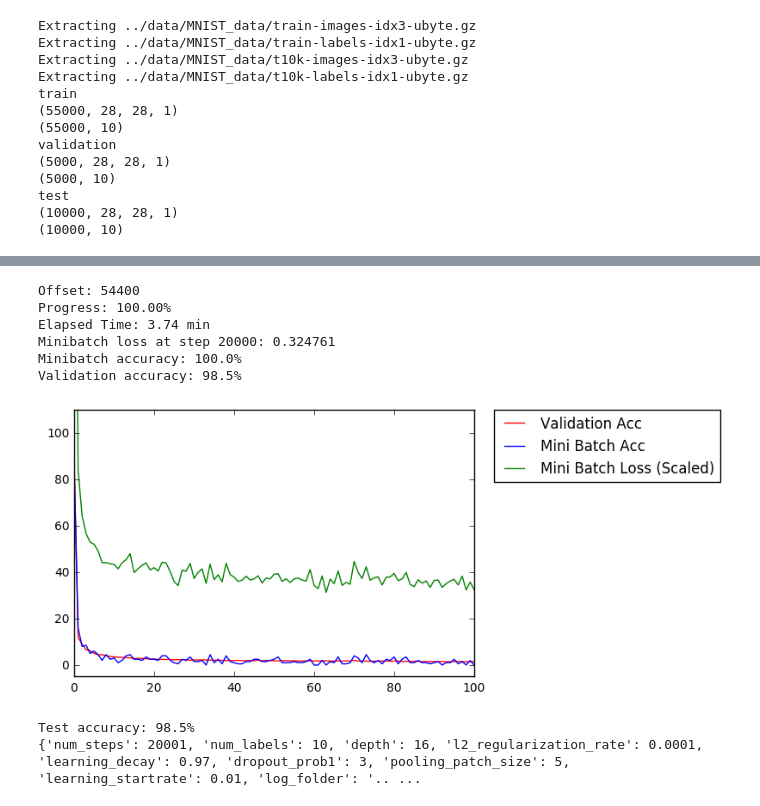
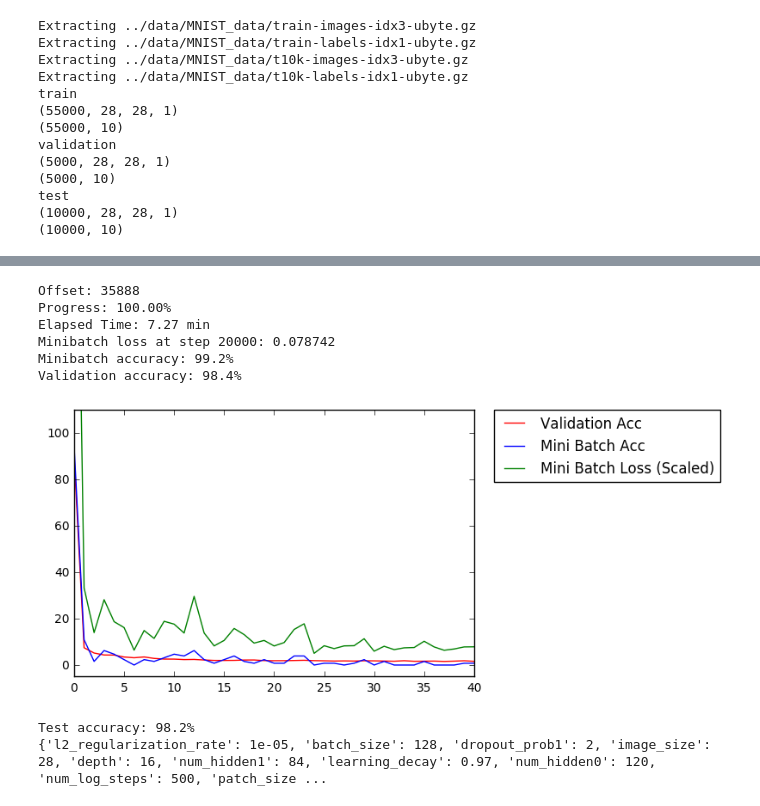
Before and after one commit to nadre/tensorflow_playground, a Jupyter notebook: conv_networks/MNIST.ipynb, the cells around one changed output, grey strips where cells are left out. Saved outputs shown, nothing was run; the diff lists cells and outputs as text; code cells hidden in the pictures.

Commit message:
adding scalar and histogram plots
Signed-off-by: Erdan Genc <erdan.genc@uni-weimar.de>

```diff
--- a/conv_networks/MNIST.ipynb
+++ b/conv_networks/MNIST.ipynb
@@ -87,19 +100,19 @@ param = {
     "image_size" : 28,
     "num_labels" : 10,
     "num_channels" : 1,
-    "batch_size" : 200,
+    "batch_size" : 128,
     "patch_size" : 5,
     "pooling_patch_size" : 5,
     "depth" : 16,
     "num_hidden0" : 120,
     "num_hidden1" : 84,
     "num_steps" : 20001,
-    "dropout_prob1" : 3,
-    "l2_regularization_rate" : 0.0001,
+    "dropout_prob1" : 2,
+    "l2_regularization_rate" : 0.00001,
     "learning_startrate" : 0.01,
     "learning_decay" : 0.97,
-    "learning_decay_steps" : 1000,
-    "num_log_steps" : 200,
+    "learning_decay_steps" : 4000,
+    "num_log_steps" : 500,
     "log_folder" : "../logs"
 }
 # %%
@@ -200,6 +228,11 @@ def sgd_training(error, global_step):
 tf.reset_default_graph()
 graph = tf.Graph()
 with graph.as_default():
+
+  with tf.variable_scope("accuracy"):
+    tf_validation_acc = tf.placeholder(tf.float32, shape=([1]), name="validation_acc")
+    tf_minibatch_acc = tf.placeholder(tf.float32, shape=([1]), name="minibatch_acc")
+
   with tf.variable_scope("input"):
     tf_train_dataset = tf.placeholder(
       tf.float32, shape=(param["batch_size"],
@@ -256,10 +289,6 @@ with tf.Session(graph=graph, config=tf.ConfigProto(log_device_placement=True)) a
   session.run(tf.initialize_all_variables())
 
   RUN_NUMBER += 1
-  all_summaries = tf.merge_all_summaries()
-  log_dir = "%s/%i_%s" % (param["log_folder"], RUN_NUMBER, param)
-  summary_writer = tf.train.SummaryWriter(log_dir, session.graph)
-
   print('Initialized')
   for step in range(param['num_steps']):
 
@@ -269,43 +298,58 @@ with tf.Session(graph=graph, config=tf.ConfigProto(log_device_placement=True)) a
 
     batch_labels = train_labels[offset:(offset + param['batch_size']), :]
 
     feed_dict = {tf_train_dataset : batch_data, tf_train_labels : batch_labels}
 
     _, l, predictions = session.run([training, error, train_prediction], feed_dict=feed_dict)
 
     if (step % param["num_log_steps"] == 0):
       clear_output()
 
-      #logging the error for tensorboard
-      summary_str = session.run(all_summaries, feed_dict=feed_dict)
-      summary_writer.add_summary(summary_str, step)
-      summary_writer.flush()
-
       print("Offset: {}".format(offset))
       print("Progress: {:5.2f}%".format( step*100 / param['num_steps']) )
       print("Elapsed Time: {:4.2f} min".format( (time.time() - start_time) / 60 ))
       print("Minibatch loss at step %d: %f" % (step, l))
       log_data["mini_batch_loss"].append(l * 100)
 
       mini_batch_acc = accuracy(predictions, batch_labels)
       print("Minibatch accuracy: %.1f%%" % mini_batch_acc)
       log_data["mini_batch_acc"].append(100.0 - mini_batch_acc)
 
       val_acc = accuracy( valid_prediction.eval(), validation_labels )
       print("Validation accuracy: %.1f%%" % val_acc )
       log_data["validation_acc"].append(100.0 - val_acc)
       plot_log_data(log_data)
 
+      tf_minibatch_acc = mini_batch_acc
+      tf_validation_acc = val_acc
+
+      tf.scalar_summary("validation_accuracy", tf_validation_acc)
+      tf.scalar_summary("minibatch_accuracy", tf_minibatch_acc)
+
+      if(step == 0):
+        all_summaries = tf.merge_all_summaries()
+        log_dir = "%s/%i : %s" % (param["log_folder"], RUN_NUMBER, time.ctime())
+        summary_writer = tf.train.SummaryWriter(log_dir, session.graph)
+
+      #logging the error for tensorboard
+      summary_str = session.run(all_summaries, feed_dict=feed_dict)
+      summary_writer.add_summary(summary_str, step)
+      summary_writer.flush()
+
   test_acc = accuracy( test_prediction.eval(), test_labels )
   print("Test accuracy: %.1f%%" % test_acc )
   print(param)
+  with tf.name_scope("accuracy"):
+    tf.scalar_summary("validation_accuracy", val_acc)
+    tf.scalar_summary("minibatch_accuracy", mini_batch_acc)
+    tf.scalar_summary("test_accuracy", test_acc)
 # %% [output]
-Offset: 54400
+Offset: 35888
 Progress: 100.00%
-Elapsed Time: 3.74 min
-Minibatch loss at step 20000: 0.324761
-Minibatch accuracy: 100.0%
-Validation accuracy: 98.5%
+Elapsed Time: 7.27 min
+Minibatch loss at step 20000: 0.078742
+Minibatch accuracy: 99.2%
+Validation accuracy: 98.4%
-[figure, old version]
+[figure, new version]
-Test accuracy: 98.5%
-{'num_steps': 20001, 'num_labels': 10, 'depth': 16, 'l2_regularization_rate': 0.0001, 'learning_decay': 0.97, 'dropout_prob1': 3, 'pooling_patch_size': 5, 'learning_startrate': 0.01, 'log_folder': '.. ...
+Test accuracy: 98.2%
+{'l2_regularization_rate': 1e-05, 'batch_size': 128, 'dropout_prob1': 2, 'image_size': 28, 'depth': 16, 'num_hidden1': 84, 'learning_decay': 0.97, 'num_hidden0': 120, 'num_log_steps': 500, 'patch_size ...
```
Also changed, not shown: parts of 5 cells of this notebook.
